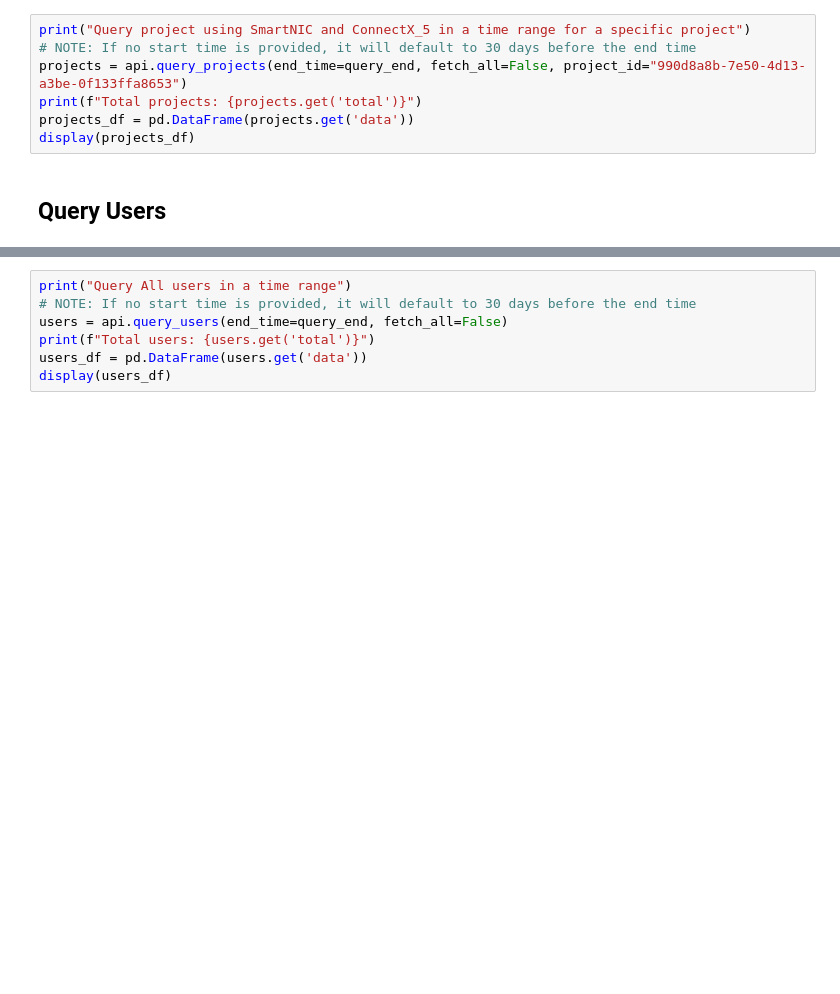
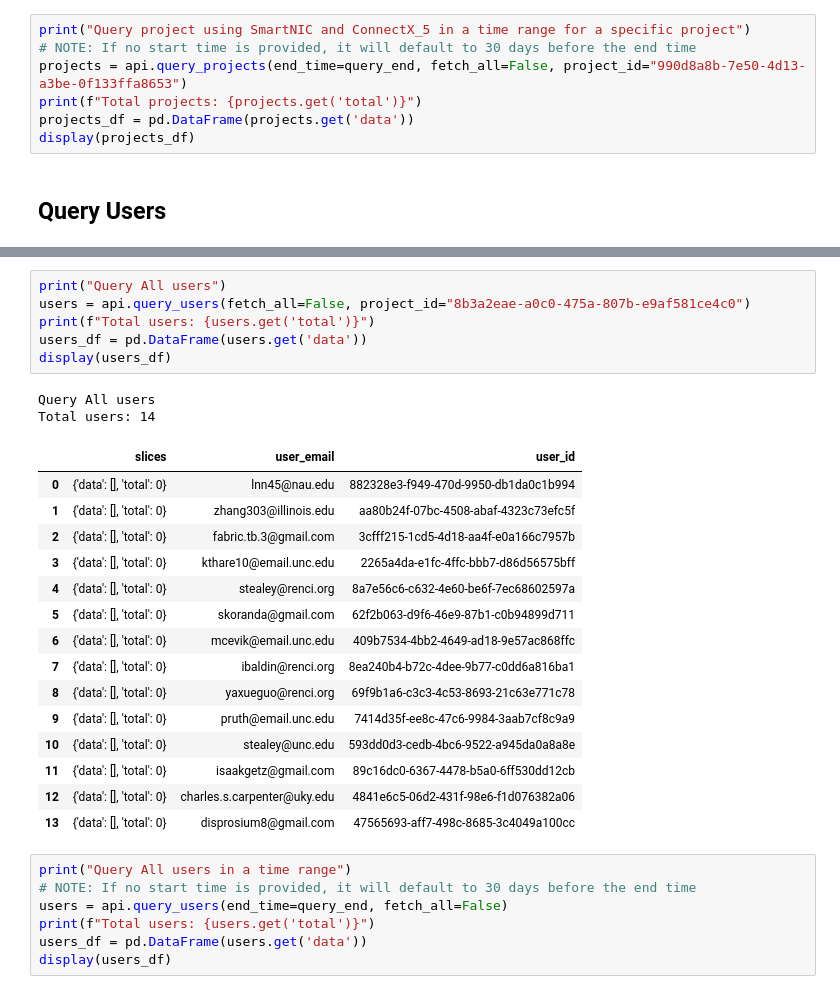
Before and after one commit to fabric-testbed/reports, a Jupyter notebook: tools/api_usage.ipynb, the cells around one changed output, grey strips where cells are left out. Saved outputs shown, nothing was run; the diff lists cells and outputs as text; blank space fills up the shorter version.

```diff
--- a/tools/api_usage.ipynb
+++ b/tools/api_usage.ipynb
@@ -73,3 +141,27 @@ display(users_df)
+# %%
+print("Query All users")
+users = api.query_users(fetch_all=False, project_id="8b3a2eae-a0c0-475a-807b-e9af581ce4c0")
+print(f"Total users: {users.get('total')}")
+users_df = pd.DataFrame(users.get('data'))
+display(users_df)
+# %% [output]
+Query All users
+Total users: 14
+|  | slices | user_email | user_id |
+| 0 | {'data': [], 'total': 0} | lnn45@nau.edu | 882328e3-f949-470d-9950-db1da0c1b994 |
+| 1 | {'data': [], 'total': 0} | zhang303@illinois.edu | aa80b24f-07bc-4508-abaf-4323c73efc5f |
+| 2 | {'data': [], 'total': 0} | fabric.tb.3@gmail.com | 3cfff215-1cd5-4d18-aa4f-e0a166c7957b |
+| 3 | {'data': [], 'total': 0} | kthare10@email.unc.edu | 2265a4da-e1fc-4ffc-bbb7-d86d56575bff |
+| 4 | {'data': [], 'total': 0} | stealey@renci.org | 8a7e56c6-c632-4e60-be6f-7ec68602597a |
+| 5 | {'data': [], 'total': 0} | skoranda@gmail.com | 62f2b063-d9f6-46e9-87b1-c0b94899d711 |
+| 6 | {'data': [], 'total': 0} | mcevik@email.unc.edu | 409b7534-4bb2-4649-ad18-9e57ac868ffc |
+| 7 | {'data': [], 'total': 0} | ibaldin@renci.org | 8ea240b4-b72c-4dee-9b77-c0dd6a816ba1 |
+| 8 | {'data': [], 'total': 0} | yaxueguo@renci.org | 69f9b1a6-c3c3-4c53-8693-21c63e771c78 |
+| 9 | {'data': [], 'total': 0} | pruth@email.unc.edu | 7414d35f-ee8c-47c6-9984-3aab7cf8c9a9 |
+| 10 | {'data': [], 'total': 0} | stealey@unc.edu | 593dd0d3-cedb-4bc6-9522-a945da0a8a8e |
+| 11 | {'data': [], 'total': 0} | isaakgetz@gmail.com | 89c16dc0-6367-4478-b5a0-6ff530dd12cb |
+| 12 | {'data': [], 'total': 0} | charles.s.carpenter@uky.edu | 4841e6c5-06d2-431f-98e6-f1d076382a06 |
+| 13 | {'data': [], 'total': 0} | disprosium8@gmail.com | 47565693-aff7-498c-8685-3c4049a100cc |
 # %%
 print("Query All users in a time range")
 # NOTE: If no start time is provided, it will default to 30 days before the end time
```
Also changed, not shown: parts of 4 cells of this notebook, 16 other files.
